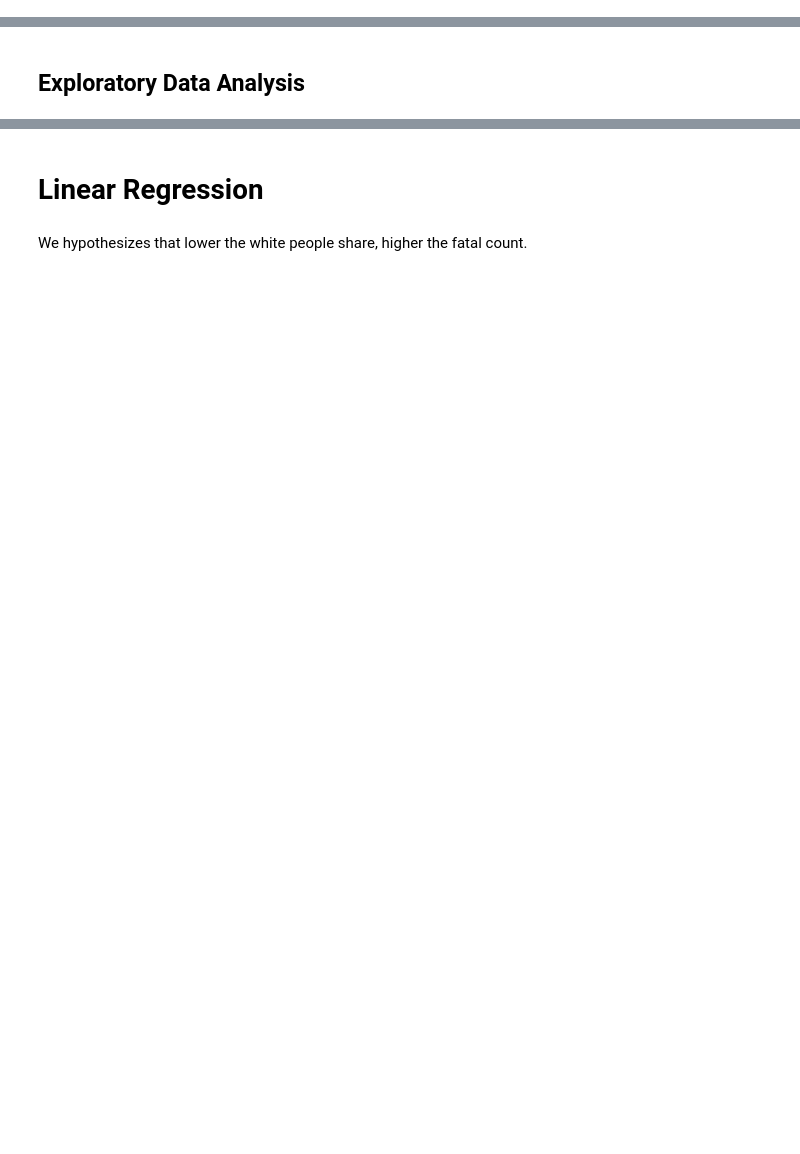
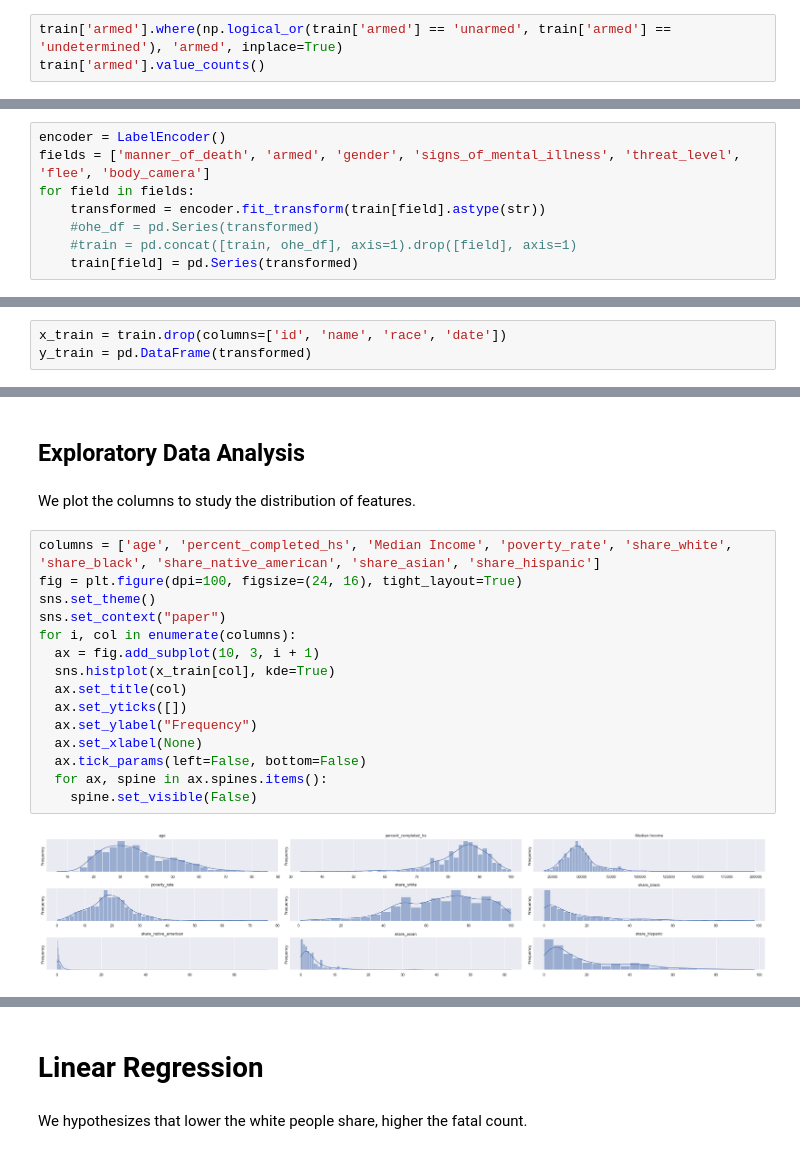
Before and after one commit to csauyong/police-brutality, a Jupyter notebook: analysis.ipynb, the cells around one changed output, grey strips where cells are left out. Drawn from its saved outputs; the diff is of its cells as text; blank space fills up the shorter version.

```diff
--- a/analysis.ipynb
+++ b/analysis.ipynb
@@ -127,0 +165,3 @@ train.head()
+# %%
+train['armed'].where(np.logical_or(train['armed'] == 'unarmed', train['armed'] == 'undetermined'), 'armed', inplace=True)
+train['armed'].value_counts()
@@ -127,0 +175,8 @@ train.head()
+# %%
+encoder = LabelEncoder()
+fields = ['manner_of_death', 'armed', 'gender', 'signs_of_mental_illness', 'threat_level', 'flee', 'body_camera']
+for field in fields:
+    transformed = encoder.fit_transform(train[field].astype(str))
+    #ohe_df = pd.Series(transformed)
+    #train = pd.concat([train, ohe_df], axis=1).drop([field], axis=1)
+    train[field] = pd.Series(transformed)
@@ -127,0 +190,3 @@ train.head()
+# %%
+x_train = train.drop(columns=['id', 'name', 'race', 'date'])
+y_train = pd.DataFrame(transformed)
@@ -128,2 +211,21 @@ train.head()
 # %% [markdown]
 ## Exploratory Data Analysis
+# %% [markdown]
+We plot the columns to study the distribution of features.
+# %%
+columns = ['age', 'percent_completed_hs', 'Median Income', 'poverty_rate', 'share_white', 'share_black', 'share_native_american', 'share_asian', 'share_hispanic']
+fig = plt.figure(dpi=100, figsize=(24, 16), tight_layout=True)
+sns.set_theme()
+sns.set_context("paper")
+for i, col in enumerate(columns):
+  ax = fig.add_subplot(10, 3, i + 1)
+  sns.histplot(x_train[col], kde=True)
+  ax.set_title(col)
+  ax.set_yticks([])
+  ax.set_ylabel("Frequency")
+  ax.set_xlabel(None)
+  ax.tick_params(left=False, bottom=False)
+  for ax, spine in ax.spines.items():
+    spine.set_visible(False)
+# %% [output]
+[figure, added]
```
Also changed, not shown: parts of 14 cells of this notebook.
